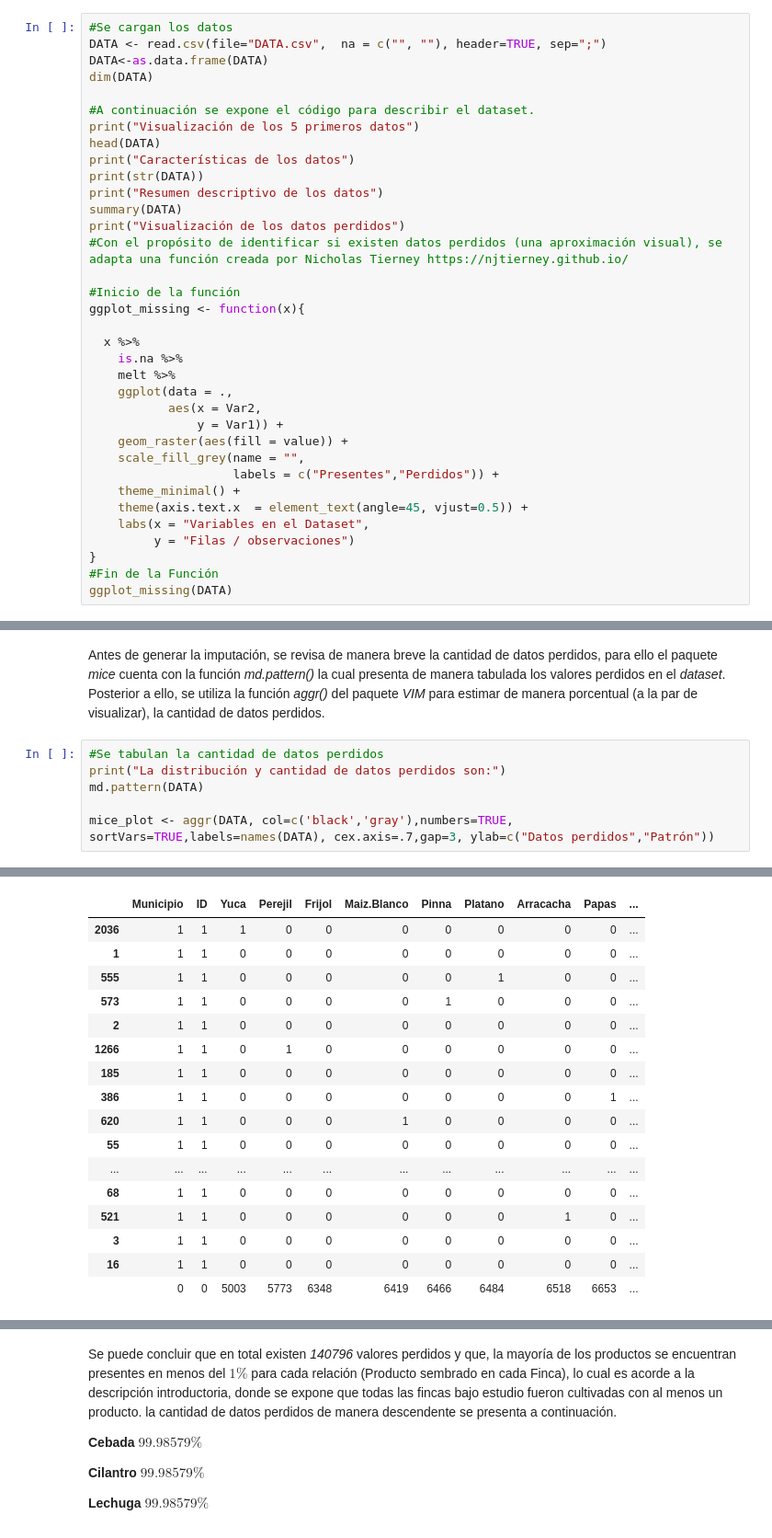
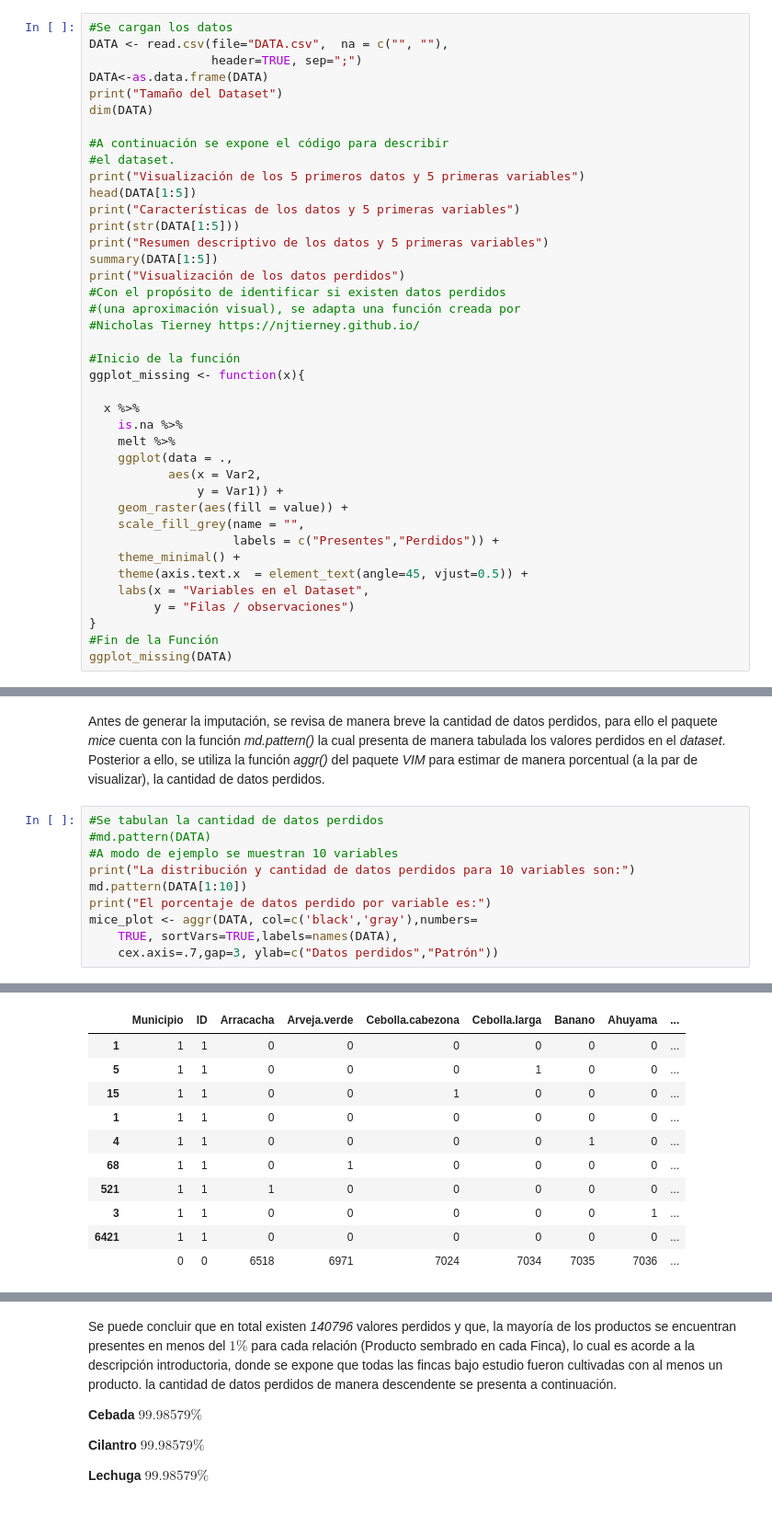
Before and after one commit to eitt/.Rendimientos_Agricolas, a Jupyter notebook: Code-checkpoint.ipynb, the cells around one changed output, grey strips where cells are left out. Shown: that part at 92% size. Drawn from its saved outputs; the diff is of its cells as text.

```diff
--- a/Code-checkpoint.ipynb
+++ b/Code-checkpoint.ipynb
@@ -36,19 +37,24 @@ library(Hmisc)      #Imputar
 Ahora es cargada la base de datos de precios y se observan los campos que la componen:
 # %%
 #Se cargan los datos
-DATA <- read.csv(file="DATA.csv",  na = c("", ""), header=TRUE, sep=";")
+DATA <- read.csv(file="DATA.csv",  na = c("", ""),
+                 header=TRUE, sep=";")
 DATA<-as.data.frame(DATA)
+print("Tamaño del Dataset")
 dim(DATA)
 
-#A continuación se expone el código para describir el dataset.
-print("Visualización de los 5 primeros datos")
-head(DATA)
-print("Características de los datos")
-print(str(DATA))
-print("Resumen descriptivo de los datos")
-summary(DATA)
+#A continuación se expone el código para describir
+#el dataset.
+print("Visualización de los 5 primeros datos y 5 primeras variables")
+head(DATA[1:5])
+print("Características de los datos y 5 primeras variables")
+print(str(DATA[1:5]))
+print("Resumen descriptivo de los datos y 5 primeras variables")
+summary(DATA[1:5])
 print("Visualización de los datos perdidos")
-#Con el propósito de identificar si existen datos perdidos (una aproximación visual), se adapta una función creada por Nicholas Tierney https://njtierney.github.io/
+#Con el propósito de identificar si existen datos perdidos
+#(una aproximación visual), se adapta una función creada por
+#Nicholas Tierney https://njtierney.github.io/
 
 #Inicio de la función
 ggplot_missing <- function(x){
@@ -166,8 +154,12 @@ Para proseguir con la imputación de datos, se trabajará con tres paquetes dife
 Antes de generar la imputación, se revisa de manera breve la cantidad de datos perdidos, para ello el paquete _mice_ cuenta con  la función _md.pattern()_ la cual presenta de manera tabulada los valores perdidos en el _dataset_. Posterior a ello, se utiliza la función _aggr()_ del paquete _VIM_ para estimar de manera porcentual (a la par de visualizar), la cantidad de datos perdidos.
 # %%
 #Se tabulan la cantidad de datos perdidos
-print("La distribución y cantidad de datos perdidos son:")
-md.pattern(DATA)
-
-mice_plot <- aggr(DATA, col=c('black','gray'),numbers=TRUE, sortVars=TRUE,labels=names(DATA), cex.axis=.7,gap=3, ylab=c("Datos perdidos","Patrón"))
+#md.pattern(DATA)
+#A modo de ejemplo se muestran 10 variables
+print("La distribución y cantidad de datos perdidos para 10 variables son:")
+md.pattern(DATA[1:10])
+print("El porcentaje de datos perdido por variable es:")
+mice_plot <- aggr(DATA, col=c('black','gray'),numbers=
+    TRUE, sortVars=TRUE,labels=names(DATA),
+    cex.axis=.7,gap=3, ylab=c("Datos perdidos","Patrón"))
 # %% [output]
@@ -175,17 +167,11 @@ mice_plot <- aggr(DATA, col=c('black','gray'),numbers=TRUE, sortVars=TRUE,labels
-|  | Municipio | ID | Yuca | Perejil | Frijol | Maiz.Blanco | Pinna | Platano | Arracacha | Papas | ... |
-| 2036 | 1 | 1 | 1 | 0 | 0 | 0 | 0 | 0 | 0 | 0 | ... |
-| 1 | 1 | 1 | 0 | 0 | 0 | 0 | 0 | 0 | 0 | 0 | ... |
-| 555 | 1 | 1 | 0 | 0 | 0 | 0 | 0 | 1 | 0 | 0 | ... |
-| 573 | 1 | 1 | 0 | 0 | 0 | 0 | 1 | 0 | 0 | 0 | ... |
-| 2 | 1 | 1 | 0 | 0 | 0 | 0 | 0 | 0 | 0 | 0 | ... |
-| 1266 | 1 | 1 | 0 | 1 | 0 | 0 | 0 | 0 | 0 | 0 | ... |
-| 185 | 1 | 1 | 0 | 0 | 0 | 0 | 0 | 0 | 0 | 0 | ... |
-| 386 | 1 | 1 | 0 | 0 | 0 | 0 | 0 | 0 | 0 | 1 | ... |
-| 620 | 1 | 1 | 0 | 0 | 0 | 1 | 0 | 0 | 0 | 0 | ... |
-| 55 | 1 | 1 | 0 | 0 | 0 | 0 | 0 | 0 | 0 | 0 | ... |
-| ... | ... | ... | ... | ... | ... | ... | ... | ... | ... | ... | ... |
-| 68 | 1 | 1 | 0 | 0 | 0 | 0 | 0 | 0 | 0 | 0 | ... |
-| 521 | 1 | 1 | 0 | 0 | 0 | 0 | 0 | 0 | 1 | 0 | ... |
-| 3 | 1 | 1 | 0 | 0 | 0 | 0 | 0 | 0 | 0 | 0 | ... |
-| 16 | 1 | 1 | 0 | 0 | 0 | 0 | 0 | 0 | 0 | 0 | ... |
-|  | 0 | 0 | 5003 | 5773 | 6348 | 6419 | 6466 | 6484 | 6518 | 6653 | ... |
+|  | Municipio | ID | Arracacha | Arveja.verde | Cebolla.cabezona | Cebolla.larga | Banano | Ahuyama | ... |
+| 1 | 1 | 1 | 0 | 0 | 0 | 0 | 0 | 0 | ... |
+| 5 | 1 | 1 | 0 | 0 | 0 | 1 | 0 | 0 | ... |
+| 15 | 1 | 1 | 0 | 0 | 1 | 0 | 0 | 0 | ... |
+| 1 | 1 | 1 | 0 | 0 | 0 | 0 | 0 | 0 | ... |
+| 4 | 1 | 1 | 0 | 0 | 0 | 0 | 1 | 0 | ... |
+| 68 | 1 | 1 | 0 | 1 | 0 | 0 | 0 | 0 | ... |
+| 521 | 1 | 1 | 1 | 0 | 0 | 0 | 0 | 0 | ... |
+| 3 | 1 | 1 | 0 | 0 | 0 | 0 | 0 | 1 | ... |
+| 6421 | 1 | 1 | 0 | 0 | 0 | 0 | 0 | 0 | ... |
+|  | 0 | 0 | 6518 | 6971 | 7024 | 7034 | 7035 | 7036 | ... |
```
Also changed, not shown: parts of 24 cells of this notebook.
